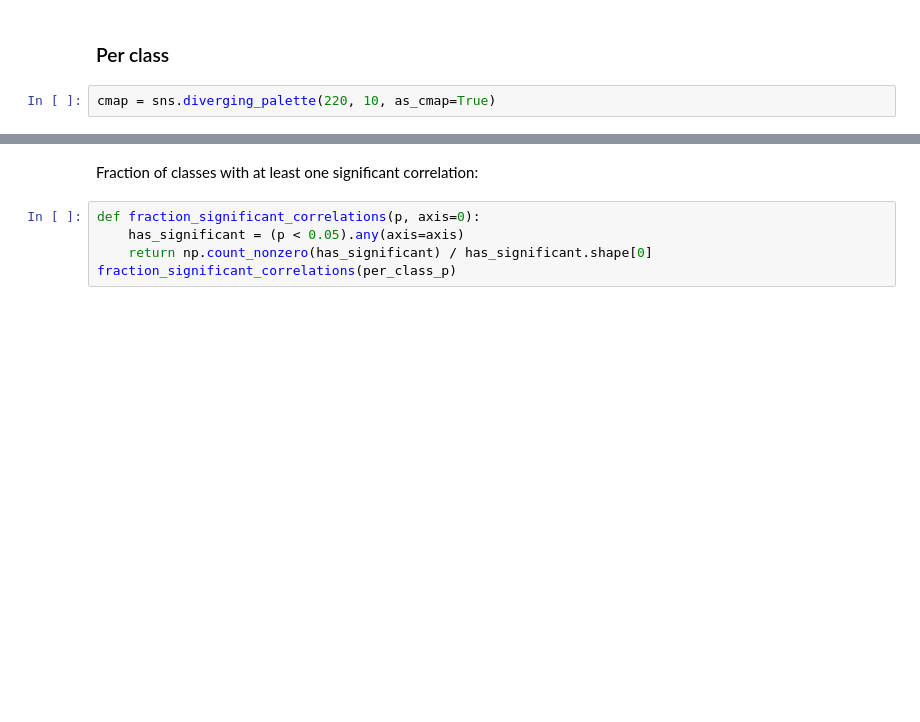
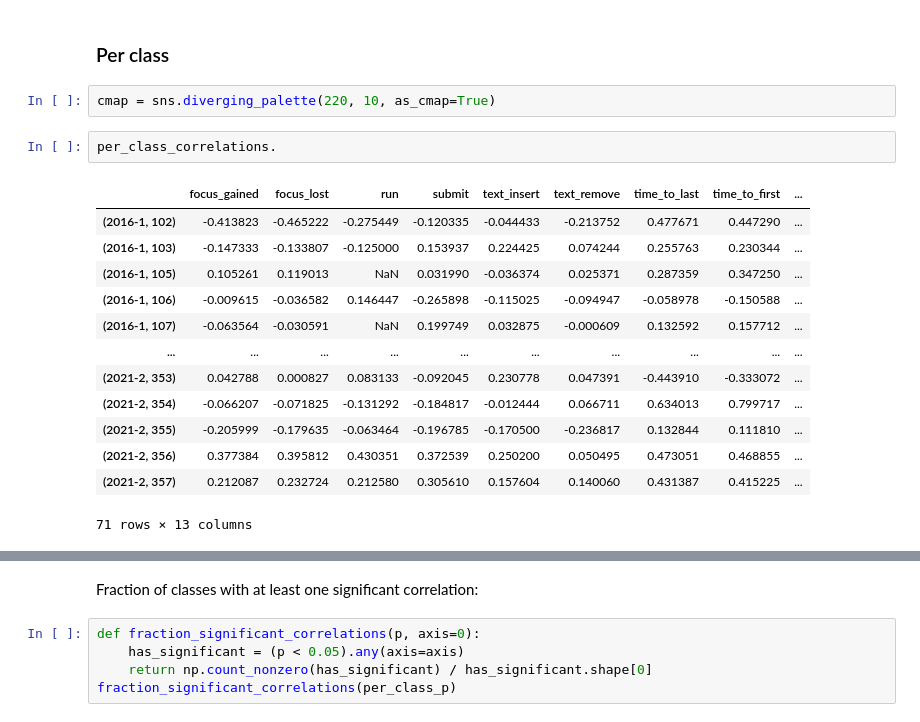
Before and after one commit to zacps/g-is-for-generalisation, a Jupyter notebook: EDA_large.ipynb, the cells around one changed output, grey strips where cells are left out. Cells and saved outputs as stored; diff of their text form; blank space fills up the shorter version.

```diff
--- a/EDA_large.ipynb
+++ b/EDA_large.ipynb
@@ -226,6 +246,22 @@ AttributeError: 'DataFrame' object has no attribute 'exam3'
 ### Per class
 # %%
 cmap = sns.diverging_palette(220, 10, as_cmap=True)
+# %%
+per_class_correlations.
+# %% [output]
+|  | focus_gained | focus_lost | run | submit | text_insert | text_remove | time_to_last | time_to_first | ... |
+| (2016-1, 102) | -0.413823 | -0.465222 | -0.275449 | -0.120335 | -0.044433 | -0.213752 | 0.477671 | 0.447290 | ... |
+| (2016-1, 103) | -0.147333 | -0.133807 | -0.125000 | 0.153937 | 0.224425 | 0.074244 | 0.255763 | 0.230344 | ... |
+| (2016-1, 105) | 0.105261 | 0.119013 | NaN | 0.031990 | -0.036374 | 0.025371 | 0.287359 | 0.347250 | ... |
+| (2016-1, 106) | -0.009615 | -0.036582 | 0.146447 | -0.265898 | -0.115025 | -0.094947 | -0.058978 | -0.150588 | ... |
+| (2016-1, 107) | -0.063564 | -0.030591 | NaN | 0.199749 | 0.032875 | -0.000609 | 0.132592 | 0.157712 | ... |
+| ... | ... | ... | ... | ... | ... | ... | ... | ... | ... |
+| (2021-2, 353) | 0.042788 | 0.000827 | 0.083133 | -0.092045 | 0.230778 | 0.047391 | -0.443910 | -0.333072 | ... |
+| (2021-2, 354) | -0.066207 | -0.071825 | -0.131292 | -0.184817 | -0.012444 | 0.066711 | 0.634013 | 0.799717 | ... |
+| (2021-2, 355) | -0.205999 | -0.179635 | -0.063464 | -0.196785 | -0.170500 | -0.236817 | 0.132844 | 0.111810 | ... |
+| (2021-2, 356) | 0.377384 | 0.395812 | 0.430351 | 0.372539 | 0.250200 | 0.050495 | 0.473051 | 0.468855 | ... |
+| (2021-2, 357) | 0.212087 | 0.232724 | 0.212580 | 0.305610 | 0.157604 | 0.140060 | 0.431387 | 0.415225 | ... |
+71 rows × 13 columns
 # %%
 indexes = []
 per_class_correlations = []
```
Also changed, not shown: parts of 12 cells of this notebook, 5 other files.
